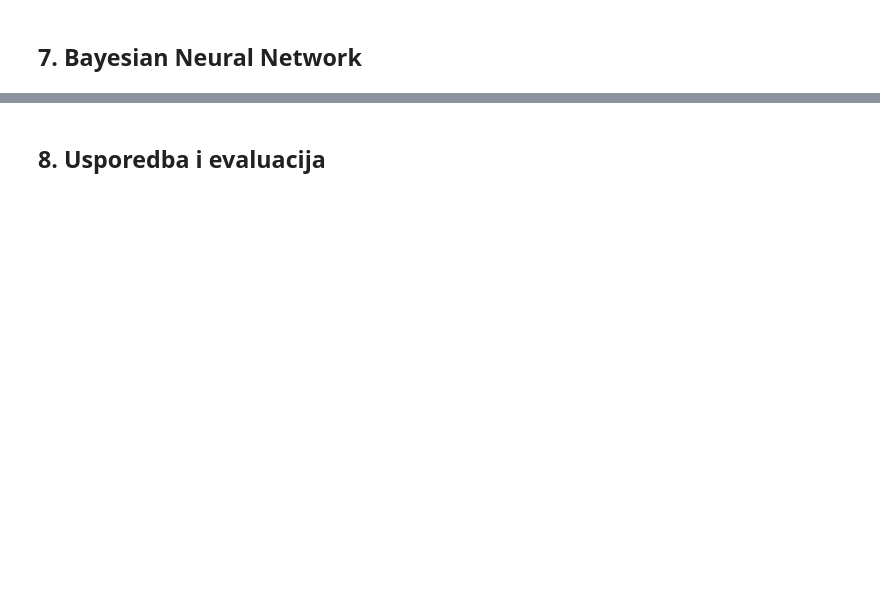
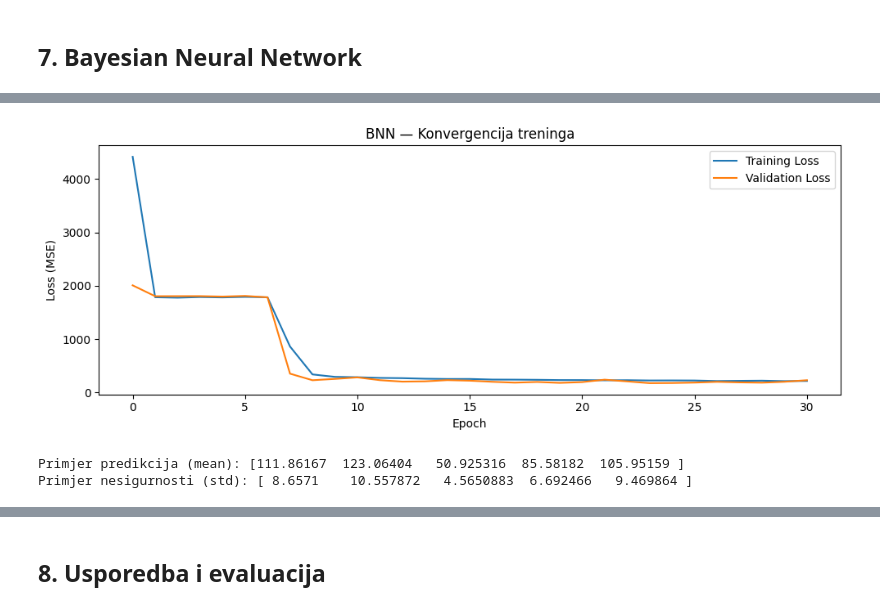
Before and after one commit to mdzafic/uq-predictive-maintenance-framework, a Jupyter notebook: code/Završni_rad_(radni_notebook)_–_Muhamed_Džafić.ipynb, the cells around one changed output, grey strips where cells are left out. Drawn from its saved outputs; the diff is of its cells as text; code cells hidden in the pictures; blank space fills up the shorter version.

```diff
--- a/code/Završni_rad_(radni_notebook)_–_Muhamed_Džafić.ipynb
+++ b/code/Završni_rad_(radni_notebook)_–_Muhamed_Džafić.ipynb
@@ -523,0 +683,30 @@ plt.show()
+# %%
+# ============================================================
+# BNN — Kompajliranje modela
+# ============================================================
+
+# MSE loss — KL divergencija već ulazi kroz add_loss u sloju
+bnn_model.compile(
+    optimizer=tf.keras.optimizers.Adam(learning_rate=0.001),
+    loss='mse',
+    metrics=['mae']
+)
+# %%
+# ============================================================
+# BNN — Trening
+# ============================================================
+
+early_stop_bnn = tf.keras.callbacks.EarlyStopping(
+    monitor='val_loss',
+    patience=7,
+    restore_best_weights=True
+)
+
+bnn_history = bnn_model.fit(
+    X_train, y_train,
+    epochs=50,
+    batch_size=64,
+    validation_split=0.2,
+    callbacks=[early_stop_bnn],
+    verbose=1
+)
@@ -523,0 +731,40 @@ plt.show()
+# %%
+# ============================================================
+# BNN — Vizualizacija konvergencije treninga
+# ============================================================
+
+plt.figure(figsize=(10, 4))
+plt.plot(bnn_history.history['loss'], label='Training Loss')
+plt.plot(bnn_history.history['val_loss'], label='Validation Loss')
+plt.xlabel('Epoch')
+plt.ylabel('Loss (MSE)')
+plt.title('BNN — Konvergencija treninga')
+plt.legend()
+plt.tight_layout()
+plt.show()
+# %% [output]
+[figure, added]
+# %%
+# ============================================================
+# BNN — Inferencija s višestrukim uzorkovanjem težina
+# ============================================================
+
+N_SAMPLES_BNN = 100
+
+# Svaki poziv uzorkuje različite realizacije težina iz naučenih distribucija
+# training=True aktivira stohastičko uzorkovanje u DenseVariational sloju
+bnn_predictions = np.array([
+    bnn_model(X_test, training=True).numpy().flatten()
+    for _ in range(N_SAMPLES_BNN)
+])
+
+# Srednja vrijednost = predikcija RUL-a
+# Standardna devijacija = ukupna nesigurnost
+bnn_mean = bnn_predictions.mean(axis=0)
+bnn_std  = bnn_predictions.std(axis=0)
+
+print("Primjer predikcija (mean):", bnn_mean[:5])
+print("Primjer nesigurnosti (std):", bnn_std[:5])
+# %% [output]
+Primjer predikcija (mean): [111.86167  123.06404   50.925316  85.58182  105.95159 ]
+Primjer nesigurnosti (std): [ 8.6571    10.557872   4.5650883  6.692466   9.469864 ]
```
Also changed, not shown: parts of 27 cells of this notebook.
